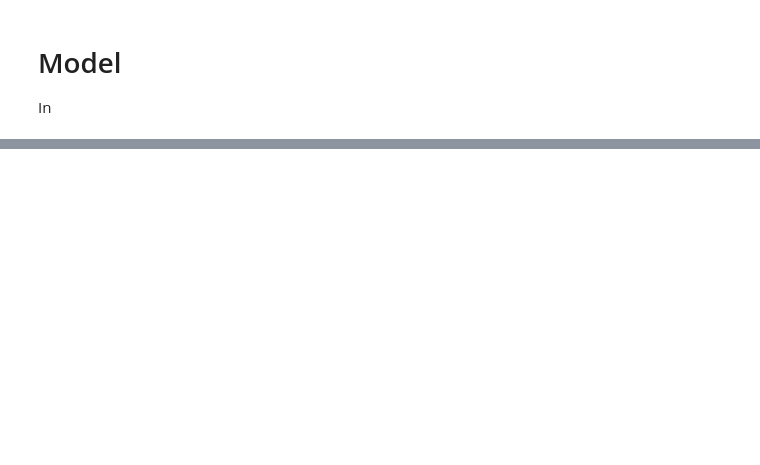
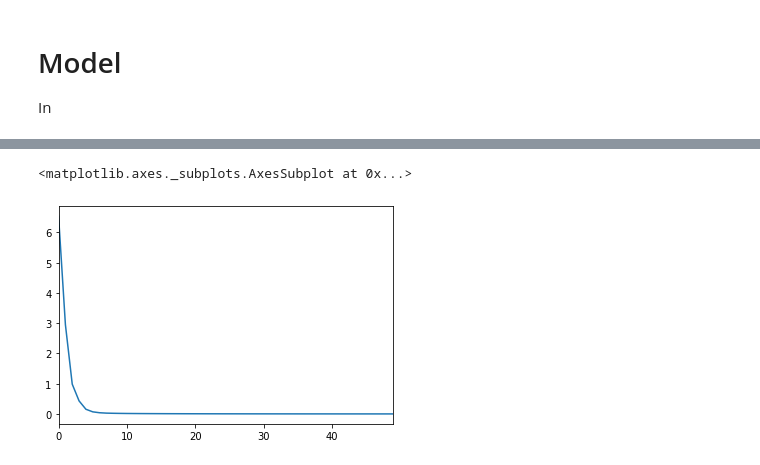
Before and after one commit to willcrichton/autoplan, a Jupyter notebook: notebooks/rainfall/levenshtein_distance.ipynb, the cells around one changed output, grey strips where cells are left out. Saved outputs shown, nothing was run; the diff lists cells and outputs as text; code cells hidden in the pictures; blank space fills up the shorter version.

```diff
--- a/notebooks/rainfall/levenshtein_distance.ipynb
+++ b/notebooks/rainfall/levenshtein_distance.ipynb
@@ -45,11 +61,13 @@ student_dataset = ingest_dataset(dataset_name, preprocess=True, exclude=[TokenTy
 
 In
 # %%
+N_samples = 100
 synthetic_dataset = build_synthetic_dataset(
     GeneralRainfallLabels,
-    N=100,
+    N=N_samples,
     tokenizer=OCamlTokenizer(),
-    generator=ProgramGenerator(grammar=Program()),
-    vocab_index=student_dataset.vocab_index)
+    generator=ProgramGenerator(grammar=Program(), adaptive=True),
+    vocab_index=student_dataset.vocab_index,
+    unique=False)
 # %% [output]
 Generating programs...
@@ -96,0 +115,5 @@ RuntimeError: Length of all samples has to be greater than 0, but found an eleme
+# %%
+pd.Series(losses).plot()
+# %% [output]
+<matplotlib.axes._subplots.AxesSubplot at 0x...>
+[figure, added]
```
Also changed, not shown: parts of 13 cells of this notebook, 1 other file.
